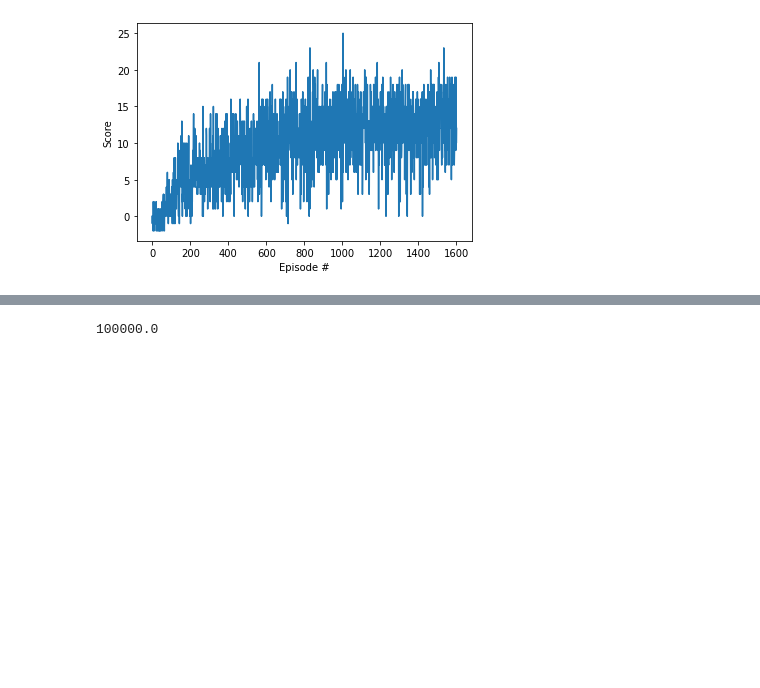
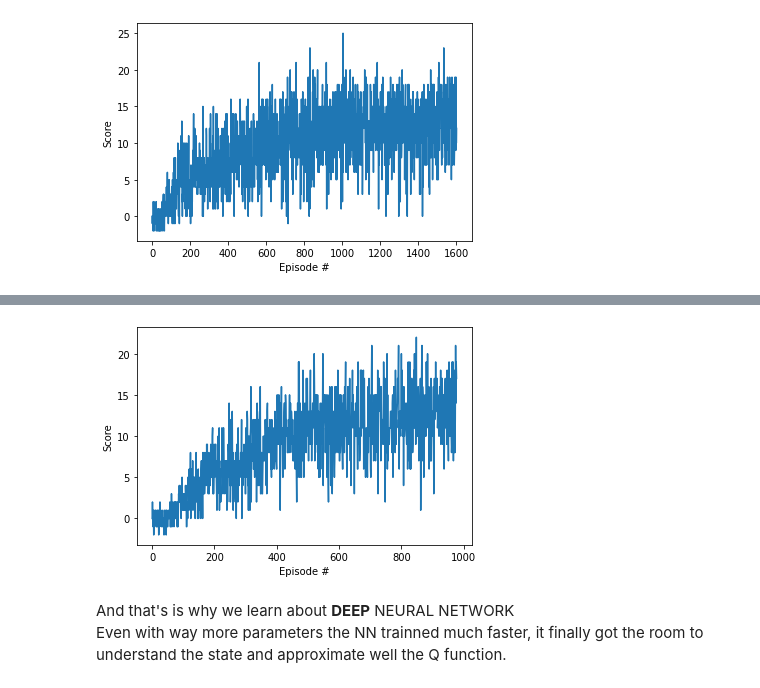
Before and after one commit to uranio238/uda-deep-reinforcement-learning, a Jupyter notebook: Main.ipynb, the cells around one changed output, grey strips where cells are left out. Saved outputs shown, nothing was run; the diff lists cells and outputs as text; code cells hidden in the pictures; blank space fills up the shorter version.

Commit message:
adding deep neural network success weights

```diff
--- a/Main.ipynb
+++ b/Main.ipynb
@@ -727,11 +730,11 @@ class BiggerQNetwork(nn.Module):
         ======
             state_size (int): Dimension of each state
             action_size (int): Dimension of each action
-            units (int): last Hidden layer dimension,
+            units (int): last Hidden layer dimension, double for the first hidden
         """
-        super(VanillaQNetwork, self).__init__()
+        super(BiggerQNetwork, self).__init__()
         self.fc1 = nn.Linear(state_size, units*2)
-        self.fc2 = nn.Linear(units*2, unit)
+        self.fc2 = nn.Linear(units*2, units)
         self.fc3 = nn.Linear(units, action_size)
 
     def forward(self, state):
@@ -739,3 +742,16 @@ class BiggerQNetwork(nn.Module):
         x = F.relu(self.fc2(x))
         x = self.fc3(x)
         return x
+# %%
+# instance Agent
+agent = DuelingAgent(
+    state_size=state_size,
+    action_size=action_size,
+    replay_buffer = PriorityReplayBuffer(int(1e5), 64),
+    network_class = BiggerQNetwork
+)
+
+# trainning
+scores = dqn(agent, state_transform=state_transform,
+             file_start=None, file_end='bigger_2000_episodes.pth',
+             file_success='bigger_success.pth')
@@ -742,6 +770,14 @@ class BiggerQNetwork(nn.Module):
+# %%
+fig = plt.figure()
+ax = fig.add_subplot(111)
+plt.plot(np.arange(len(scores)), scores)
+plt.ylabel('Score')
+plt.xlabel('Episode #')
+plt.show()
+# %% [output]
+[figure, added]
+# %% [markdown]
+And that's is why we learn about **DEEP** NEURAL NETWORK \
+Even with way more parameters the NN trainned much faster, it finally got the room to understand the state and approximate well the Q function.
 # %%
 env.close()
-# %%
-1e5
-# %% [output]
-100000.0
```
Also changed, not shown: parts of 5 cells of this notebook, 3 other files.
